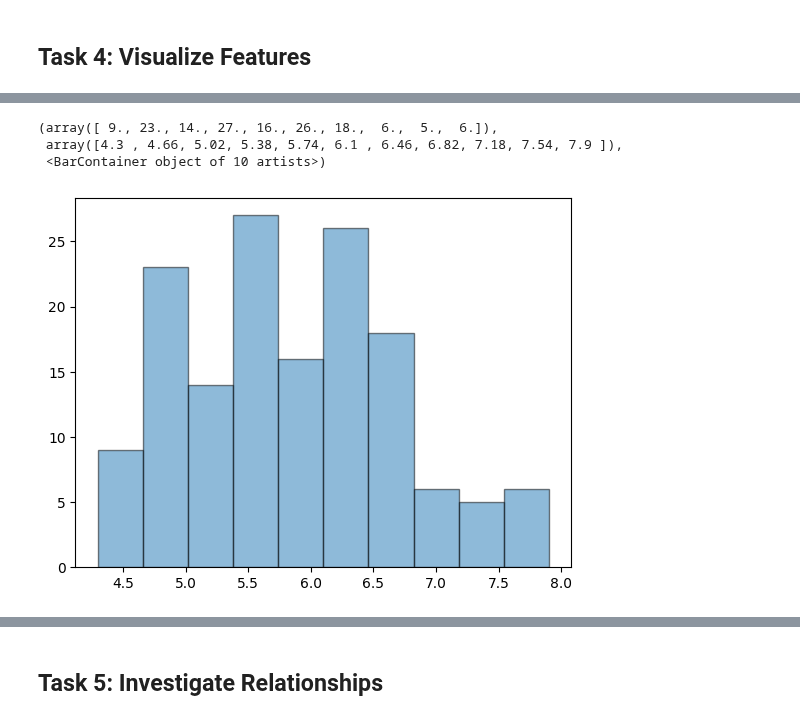
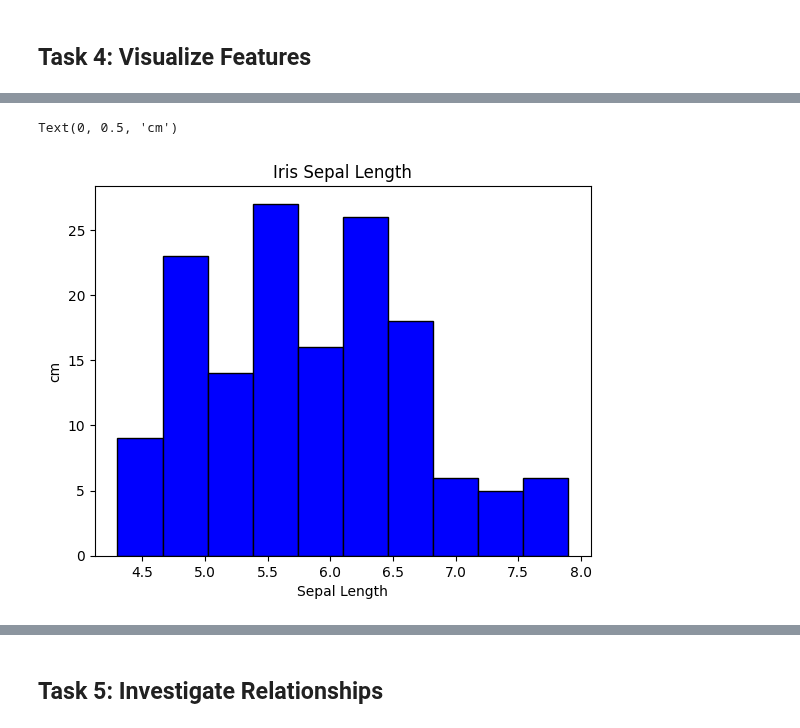
Before and after one commit to seasid3/seasid3-prin_data_analy, a Jupyter notebook: tasks.ipynb, the cells around one changed output, grey strips where cells are left out. Drawn from its saved outputs; the diff is of its cells as text; code cells hidden in the pictures.

```diff
--- a/tasks.ipynb
+++ b/tasks.ipynb
@@ -363,4 +342,0 @@ array([5.1, 3.5, 1.4, 0.2])
-# %%
-sepallength = data["data"][:,0]
-
-sepallength
@@ -380,10 +343,13 @@ array([5.1, 4.9, 4.7, 4.6, 5. , 5.4, 4.6, 5. , 4.4, 4.9, 5.4, 4.8, 4.8,
-# %%
-# Plot histogram for sepallength
-# Code from lectures
-
-plt.hist(sepallength, edgecolor="black", label="Sepal Length", alpha = 0.5)
-# %% [output]
-(array([ 9., 23., 14., 27., 16., 26., 18.,  6.,  5.,  6.]),
- array([4.3 , 4.66, 5.02, 5.38, 5.74, 6.1 , 6.46, 6.82, 7.18, 7.54, 7.9 ]),
- <BarContainer object of 10 artists>)
-[figure, removed]
+# %%
+# Plot histogram for sepallength
+# https://matplotlib.org/stable/api/_as_gen/matplotlib.pyplot.hist.html
+# Labelling: https://www.w3schools.com/python/matplotlib_labels.asp
+
+plt.hist(sepallength, edgecolor="black", color="blue", label="Sepal Length")
+
+plt.title("Iris Sepal Length")
+plt.xlabel("Sepal Length")
+plt.ylabel("cm")
+# %% [output]
+Text(0, 0.5, 'cm')
+[figure, added]
```
Also changed, not shown: parts of 14 cells of this notebook.
